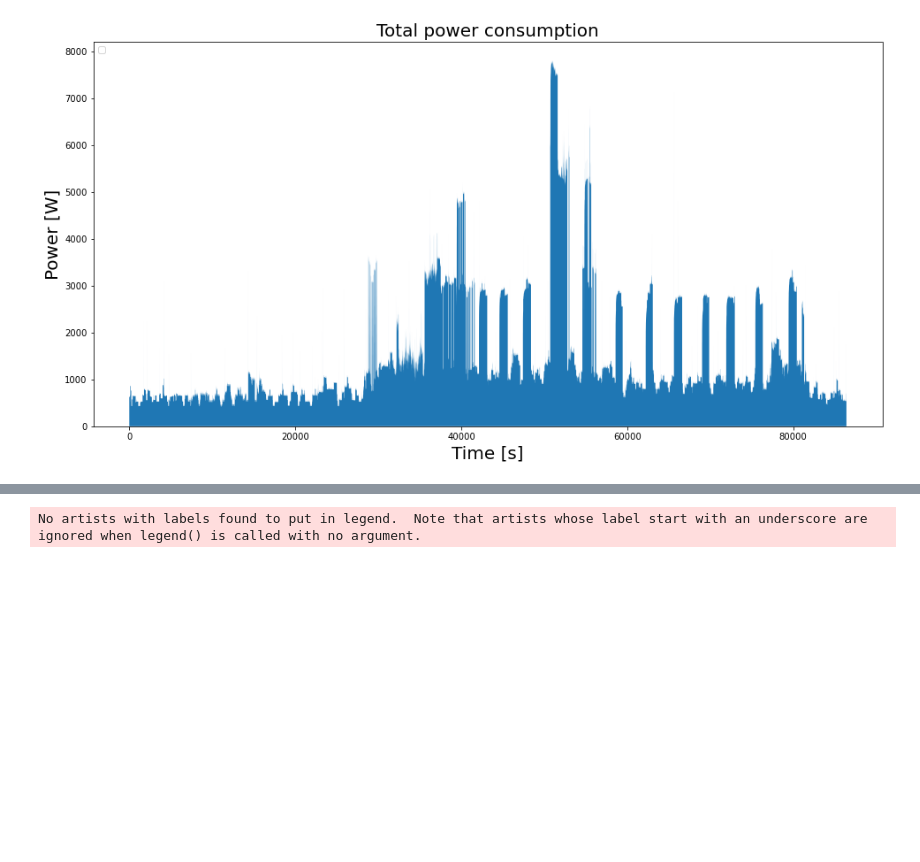
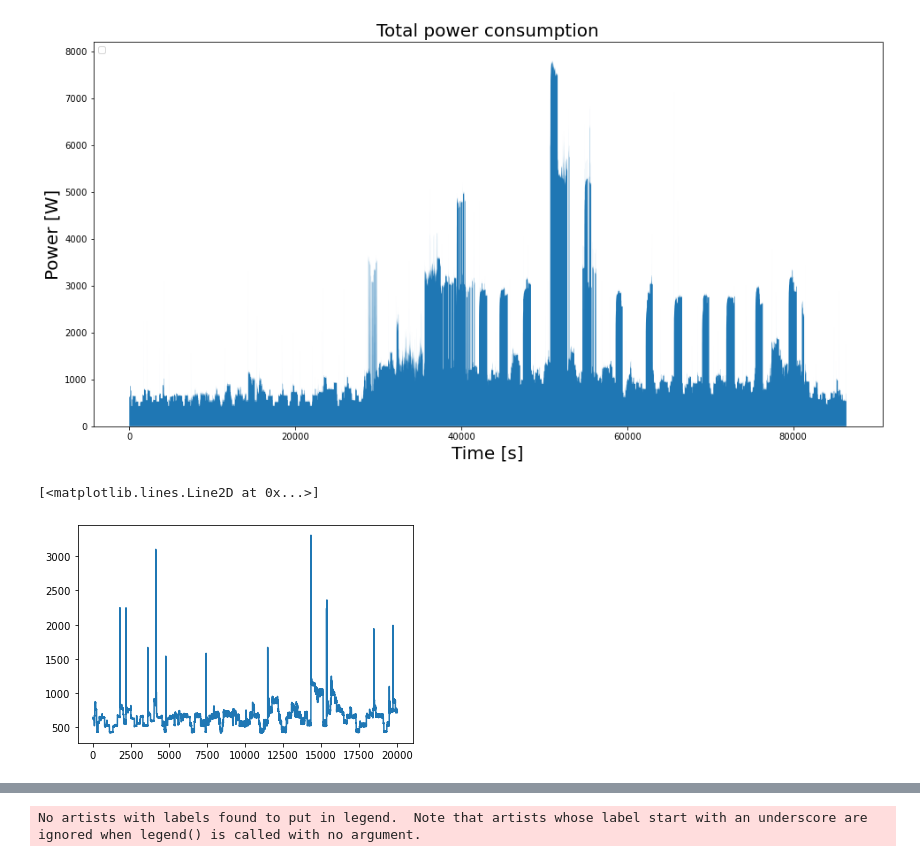
Before and after one commit to MarcoLandtHayen/NILM_NonIntrusiveLoadMonitoring, a Jupyter notebook: notebooks/04b_NILM_RAEdataset_CNN_Fridge.ipynb, the cells around one changed output, grey strips where cells are left out. Cells and saved outputs as stored; diff of their text form; code cells hidden in the pictures; blank space fills up the shorter version.

```diff
--- a/notebooks/04b_NILM_RAEdataset_CNN_Fridge.ipynb
+++ b/notebooks/04b_NILM_RAEdataset_CNN_Fridge.ipynb
@@ -265,3 +263,8 @@ inputs2 = data2[:,2]
 ## Remember: Submeter 8 is column 11 in data
 target1 = np.sum(data1[:,10:11], axis=1)
 target2 = np.sum(data2[:,10:11], axis=1)
+# %%
+plt.plot(inputs1[:20000])
+# %% [output]
+[<matplotlib.lines.Line2D at 0x...>]
+[figure, added]
```
Also changed, not shown: parts of 12 cells of this notebook, 4 other files.
